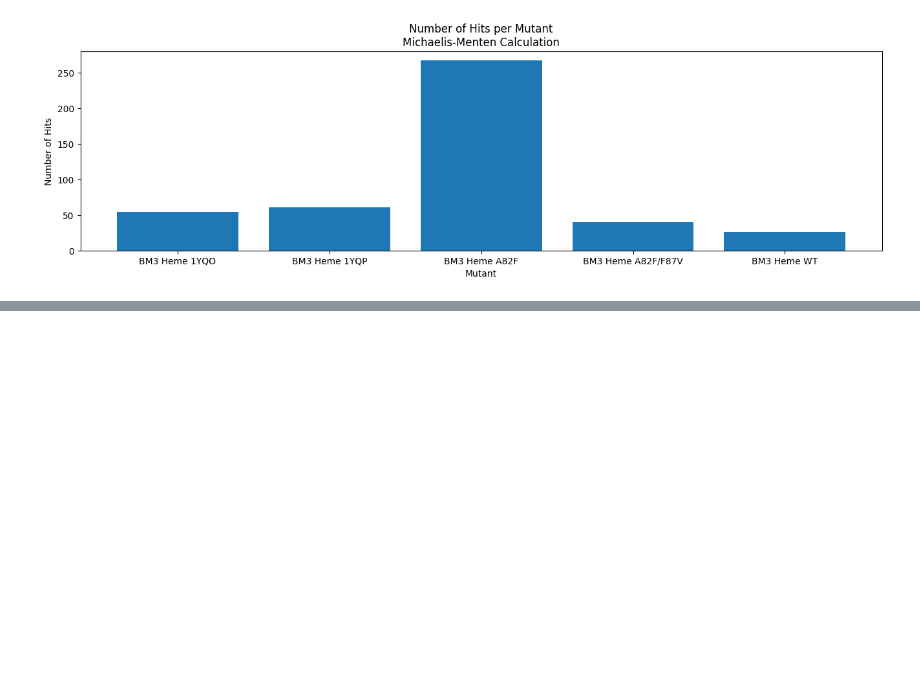
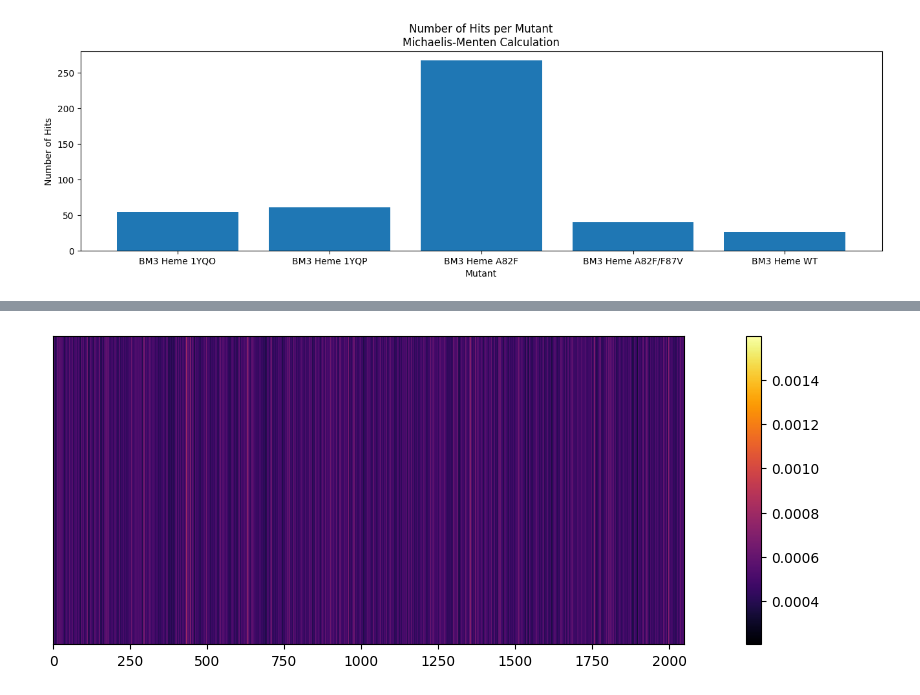
Before and after one commit to TrellixVulnTeam/screening-fist_OO2T, a Jupyter notebook: nb/screening-data.ipynb, the cells around one changed output, grey strips where cells are left out. Drawn from its saved outputs; the diff is of its cells as text; code cells hidden in the pictures; blank space fills up the shorter version.

```diff
--- a/nb/screening-data.ipynb
+++ b/nb/screening-data.ipynb
@@ -566,0 +565,29 @@ plt.show()
+# %%
+%%time
+from sklearn.ensemble import RandomForestClassifier
+from sklearn.model_selection import train_test_split
+from sklearn.metrics import accuracy_score
+
+x1 = x[y]
+y1 = y[y]
+
+ft_importances = []
+evals = []
+for _ in tqdm(range(64)):
+    model = RandomForestClassifier(n_jobs=-1)
+    y0 = y[y==False].sample(len(y1))
+    x0 = x[y0.index]
+    _x = np.concatenate([x0, x1])
+    _y = np.concatenate([y0, y1])
+
+    _xtrn, _xtst, _ytrn, _ytst = train_test_split(_x, _y)
+
+    _yh = model.fit(_xtrn, _ytrn)
+    _yh = model.predict(_xtst)
+    _eval = {'accuracy':accuracy_score(_yh, _ytst)}
+    evals.append(_eval)
+    ft_importances.append(model.feature_importances_)
+
+ft_importances = np.stack(ft_importances)
+evals = pd.DataFrame(evals)
+evals
@@ -566,0 +610,8 @@ plt.show()
+# %%
+plt.figure(figsize=(16,4))
+plt.imshow(ft_importances.mean(axis=0).reshape(1,-1), aspect=1e3)
+plt.yticks([])
+plt.colorbar()
+plt.show()
+# %% [output]
+[figure, added]
```
Also changed, not shown: parts of 24 cells of this notebook, 6 other files.
